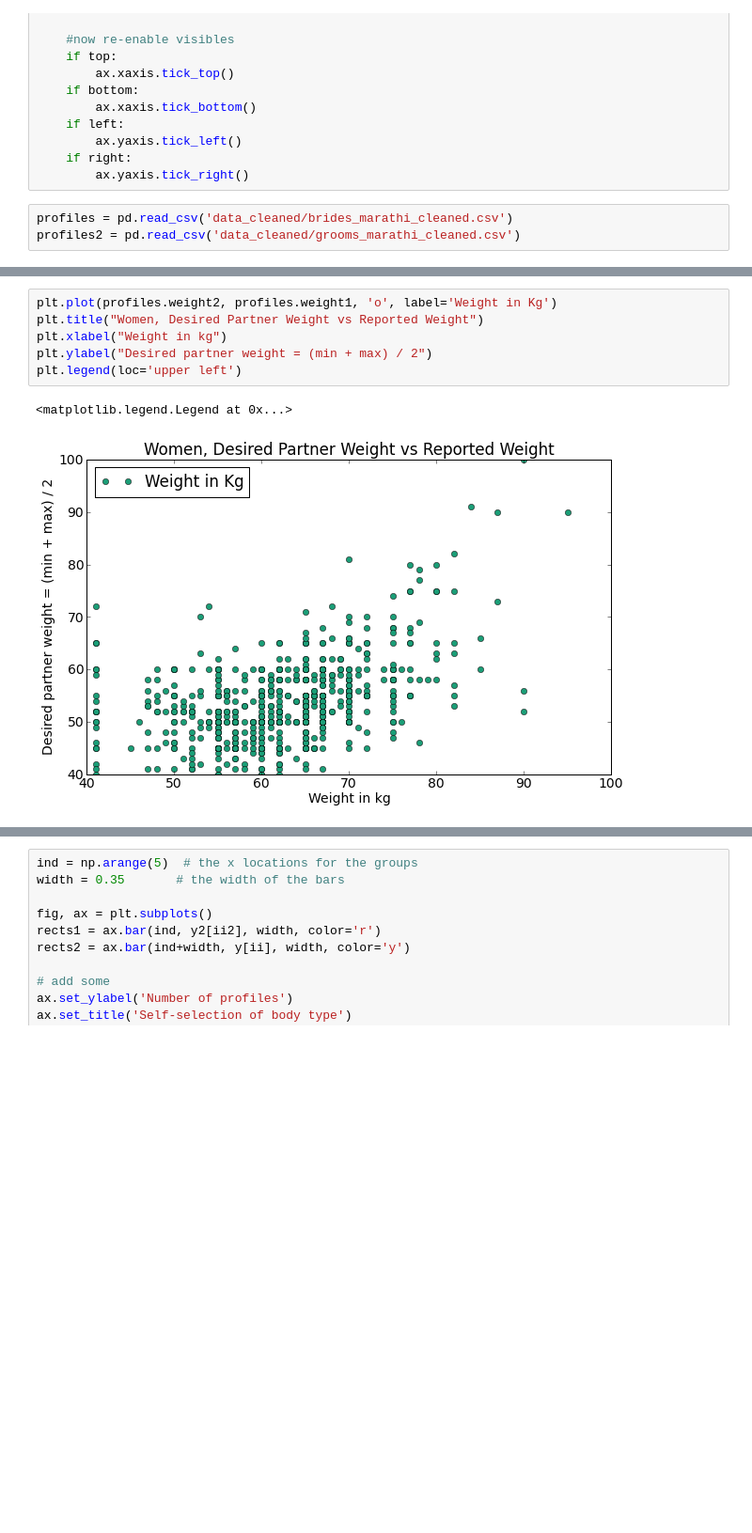
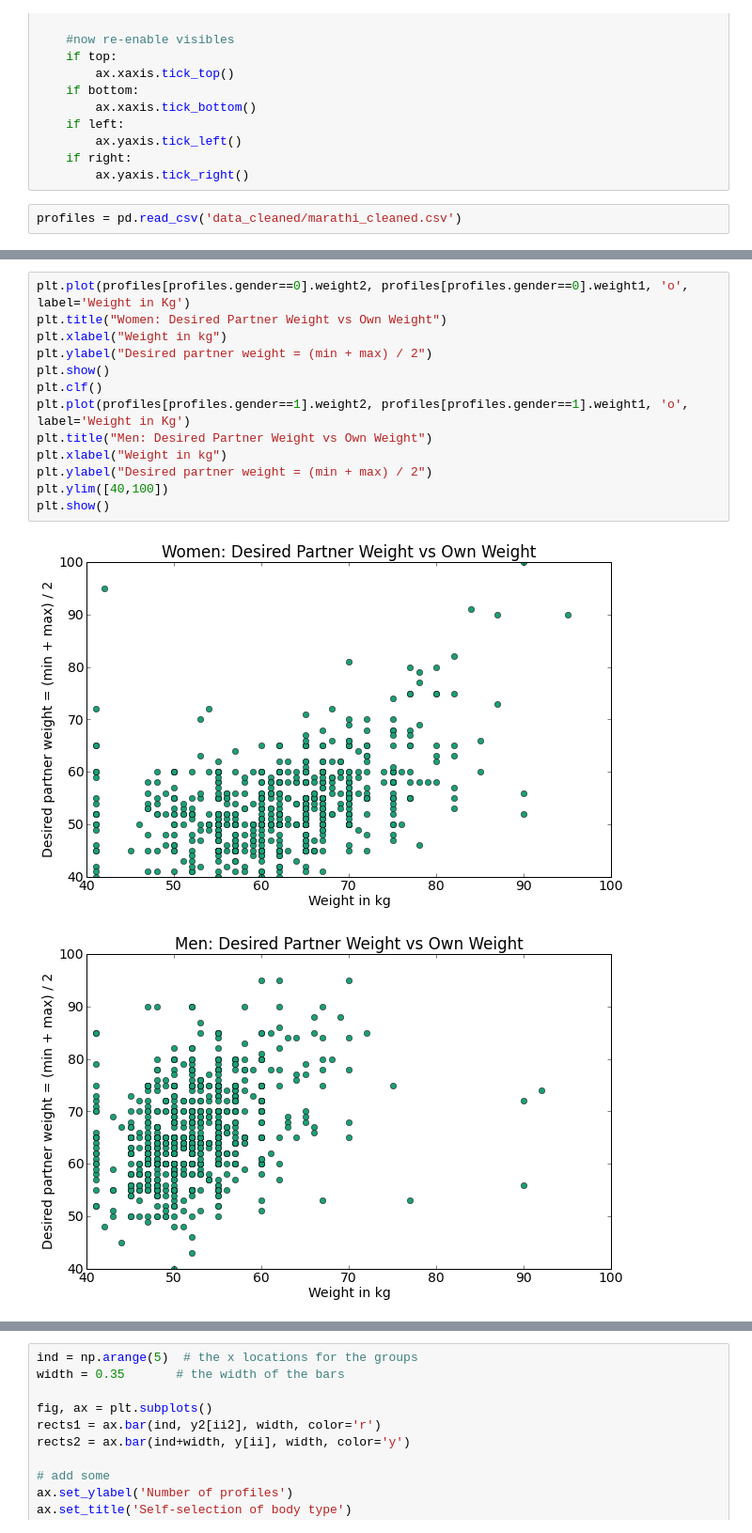
Before and after one commit to deadofied/ac299r, a Jupyter notebook: intro_analysis.ipynb, the cells around one changed output, grey strips where cells are left out. Shown at 94% size. Saved outputs shown, nothing was run; the diff lists cells and outputs as text; blank space fills up the shorter version.

```diff
--- a/intro_analysis.ipynb
+++ b/intro_analysis.ipynb
@@ -62,8 +62,7 @@ def remove_border(axes=None, top=False, right=False, left=True, bottom=True):
     if right:
         ax.yaxis.tick_right()
 # %%
-profiles = pd.read_csv('data_cleaned/brides_marathi_cleaned.csv')
-profiles2 = pd.read_csv('data_cleaned/grooms_marathi_cleaned.csv')
+profiles = pd.read_csv('data_cleaned/marathi_cleaned.csv')
 # %%
 #Your code here
 def histogram_style():
@@ -105,11 +104,18 @@ histogram_style()
 [figure]
 [figure]
 # %%
-plt.plot(profiles.weight2, profiles.weight1, 'o', label='Weight in Kg')
-plt.title("Women, Desired Partner Weight vs Reported Weight")
+plt.plot(profiles[profiles.gender==0].weight2, profiles[profiles.gender==0].weight1, 'o', label='Weight in Kg')
+plt.title("Women: Desired Partner Weight vs Own Weight")
 plt.xlabel("Weight in kg")
 plt.ylabel("Desired partner weight = (min + max) / 2")
-plt.legend(loc='upper left')
+plt.show()
+plt.clf()
+plt.plot(profiles[profiles.gender==1].weight2, profiles[profiles.gender==1].weight1, 'o', label='Weight in Kg')
+plt.title("Men: Desired Partner Weight vs Own Weight")
+plt.xlabel("Weight in kg")
+plt.ylabel("Desired partner weight = (min + max) / 2")
+plt.ylim([40,100])
+plt.show()
 # %% [output]
-<matplotlib.legend.Legend at 0x...>
-[figure, old version]
+[figure, new version]
+[figure, added]
```
Also changed, not shown: parts of 27 cells of this notebook, 3 other files.
